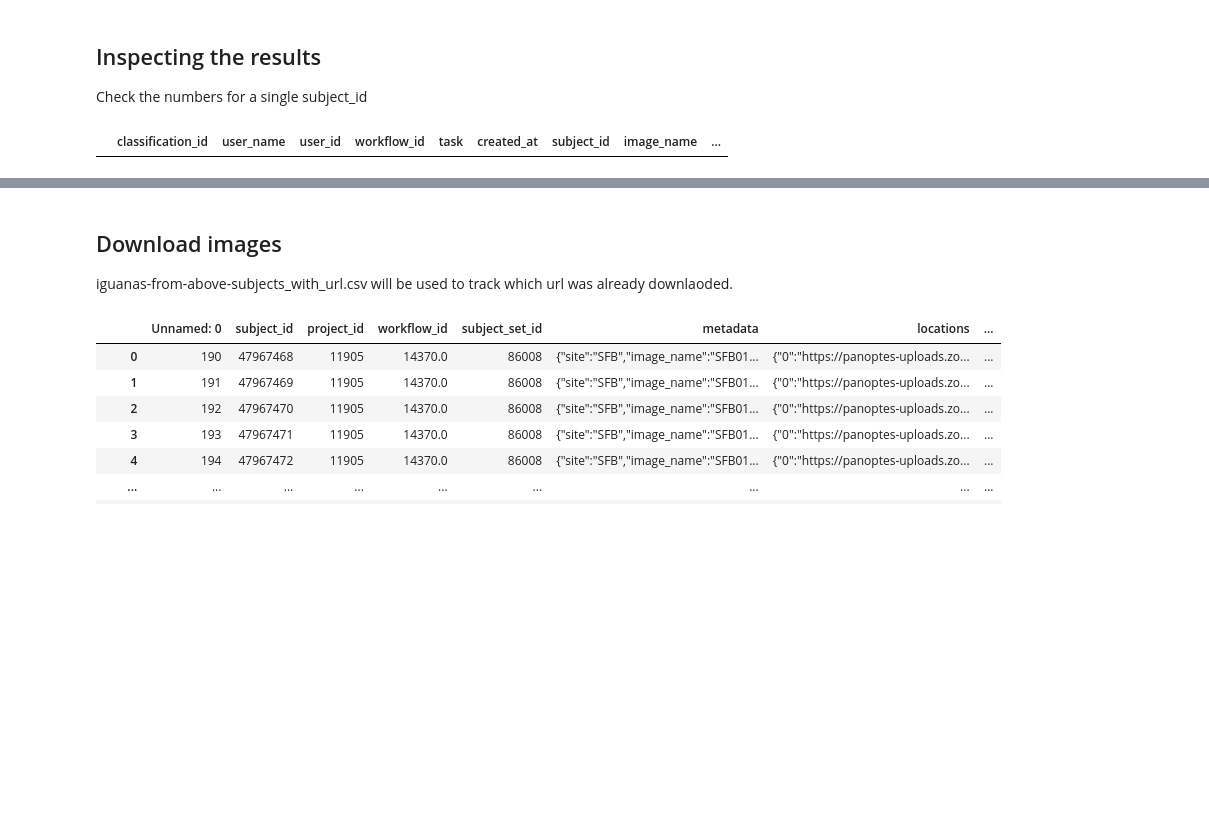
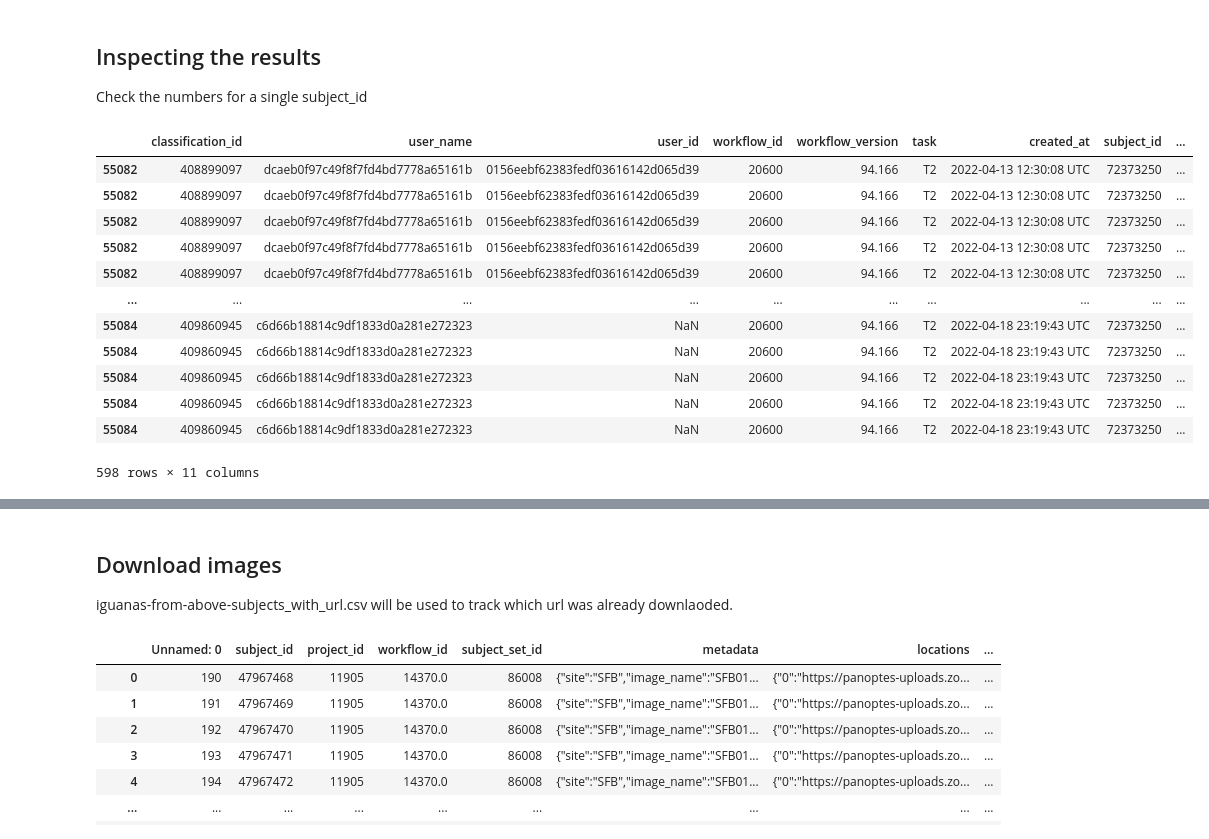
Before and after one commit to cwinkelmann/iguanas-from-above-zooniverse, a Jupyter notebook: Panoptes_Data_Prep.ipynb, the cells around one changed output, grey strips where cells are left out. Cells and saved outputs as stored; diff of their text form; code cells hidden in the pictures; blank space fills up the shorter version.

Commit message:
fixed missing workflow version 94.166

```diff
--- a/Panoptes_Data_Prep.ipynb
+++ b/Panoptes_Data_Prep.ipynb
@@ -10,11 +10,11 @@ from pathlib import Path
 #phase_tag = "Iguanas 1st launch"
 #data_folder = "./data/phase_1"
 
-# phase_tag = "Iguanas 2nd launch"
-# data_folder = "./data/phase_2"
+phase_tag = "Iguanas 2nd launch"
+data_folder = "./data/phase_2"
 
-phase_tag = "Iguanas 3rd launch"
-data_folder = "./data/phase_3"
+#phase_tag = "Iguanas 3rd launch"
+#data_folder = "./data/phase_3"
 
 workflow_id_p1 = 14370.0
 workflow_id_p2 = 20600.0
@@ -23,14 +23,14 @@ workflow_id_p3 = 22040.0
 input_path = Path("/Users/christian/data/zooniverse")
 
 # use_gold_standard_subset = "expert" # Use the expert-GS-Xphase as the basis
-output_path = Path("/Users/christian/data/zooniverse/2024_04_12_analysis").joinpath(phase_tag).resolve()
+output_path = Path("/Users/christian/data/zooniverse/2024_04_16_analysis").joinpath(phase_tag).resolve()
 
 output_plot_path = output_path.joinpath("plots")
 output_plot_path.mkdir(parents=True, exist_ok=True)
 
+reprocess = False
+
 config = get_config(phase_tag=phase_tag, input_path=input_path, output_path=output_path)
-
-
 config
 # %% [output]
 {'annotations_source': PosixPath('/Users/christian/data/zooniverse/IguanasFromAbove/2023-10-15/iguanas-from-above-classifications.csv'),
@@ -200,8 +195,7 @@ if data_folder == "./data/phase_2":
     df_panoptes_question_2 = pd.read_csv(f"{data_folder}/V93.166/question_extractor_extractions.csv", sep=",")
     df_panoptes_question_3 = pd.read_csv(f"{data_folder}/V94.166/question_extractor_extractions.csv", sep=",")
 
-
-    df_panoptes_point_extractor = pd.concat([df_panoptes_point_extractor_1, df_panoptes_point_extractor_2, df_panoptes_point_extractor_2], axis=0)
+    df_panoptes_point_extractor = pd.concat([df_panoptes_point_extractor_1, df_panoptes_point_extractor_2, df_panoptes_point_extractor_3], axis=0)
     df_panoptes_question = pd.concat([df_panoptes_question_1, df_panoptes_question_2, df_panoptes_question_3], axis=0)
 
     df_panotes_rectangle_extractor_1
@@ -417,6 +410,6 @@ See the caveats in the documentation: https://pandas.pydata.org/pandas-docs/stab
 # %%
 df_panoptes_point_extractor_r = df_panoptes_point_extractor_r[
-    ['classification_id', 'user_name', 'user_id', 'workflow_id', 'task',
+    ['classification_id', 'user_name', 'user_id', 'workflow_id',  'workflow_version', 'task',
      'created_at', 'subject_id', "image_name",
      'x', 'y'
      ]].reset_index(drop=True)
@@ -483,8 +476,20 @@ Check the numbers for a single subject_id
 # %%
 ### Looks the images in question
 
-subject_id_1 = 47968423
-subject_id_2 = 47969478
-df_panoptes_point_extractor_r_ex_dropped[(df_panoptes_point_extractor_r_ex_dropped.subject_id == subject_id_2)]
+subject_id_2 = 72373250
+df_debug = df_panoptes_point_extractor_r_ex_dropped[(df_panoptes_point_extractor_r_ex_dropped.subject_id == subject_id_2)]
+df_debug
 # %% [output]
-|  | classification_id | user_name | user_id | workflow_id | task | created_at | subject_id | image_name | ... |
+|  | classification_id | user_name | user_id | workflow_id | workflow_version | task | created_at | subject_id | ... |
+| 55082 | 408899097 | dcaeb0f97c49f8f7fd4bd7778a65161b | 0156eebf62383fedf03616142d065d39 | 20600 | 94.166 | T2 | 2022-04-13 12:30:08 UTC | 72373250 | ... |
+| 55082 | 408899097 | dcaeb0f97c49f8f7fd4bd7778a65161b | 0156eebf62383fedf03616142d065d39 | 20600 | 94.166 | T2 | 2022-04-13 12:30:08 UTC | 72373250 | ... |
+| 55082 | 408899097 | dcaeb0f97c49f8f7fd4bd7778a65161b | 0156eebf62383fedf03616142d065d39 | 20600 | 94.166 | T2 | 2022-04-13 12:30:08 UTC | 72373250 | ... |
+| 55082 | 408899097 | dcaeb0f97c49f8f7fd4bd7778a65161b | 0156eebf62383fedf03616142d065d39 | 20600 | 94.166 | T2 | 2022-04-13 12:30:08 UTC | 72373250 | ... |
+| 55082 | 408899097 | dcaeb0f97c49f8f7fd4bd7778a65161b | 0156eebf62383fedf03616142d065d39 | 20600 | 94.166 | T2 | 2022-04-13 12:30:08 UTC | 72373250 | ... |
+| ... | ... | ... | ... | ... | ... | ... | ... | ... | ... |
+| 55084 | 409860945 | c6d66b18814c9df1833d0a281e272323 | NaN | 20600 | 94.166 | T2 | 2022-04-18 23:19:43 UTC | 72373250 | ... |
+| 55084 | 409860945 | c6d66b18814c9df1833d0a281e272323 | NaN | 20600 | 94.166 | T2 | 2022-04-18 23:19:43 UTC | 72373250 | ... |
+| 55084 | 409860945 | c6d66b18814c9df1833d0a281e272323 | NaN | 20600 | 94.166 | T2 | 2022-04-18 23:19:43 UTC | 72373250 | ... |
+| 55084 | 409860945 | c6d66b18814c9df1833d0a281e272323 | NaN | 20600 | 94.166 | T2 | 2022-04-18 23:19:43 UTC | 72373250 | ... |
+| 55084 | 409860945 | c6d66b18814c9df1833d0a281e272323 | NaN | 20600 | 94.166 | T2 | 2022-04-18 23:19:43 UTC | 72373250 | ... |
+598 rows × 11 columns
```
Also changed, not shown: parts of 15 cells of this notebook, 2 other files.
